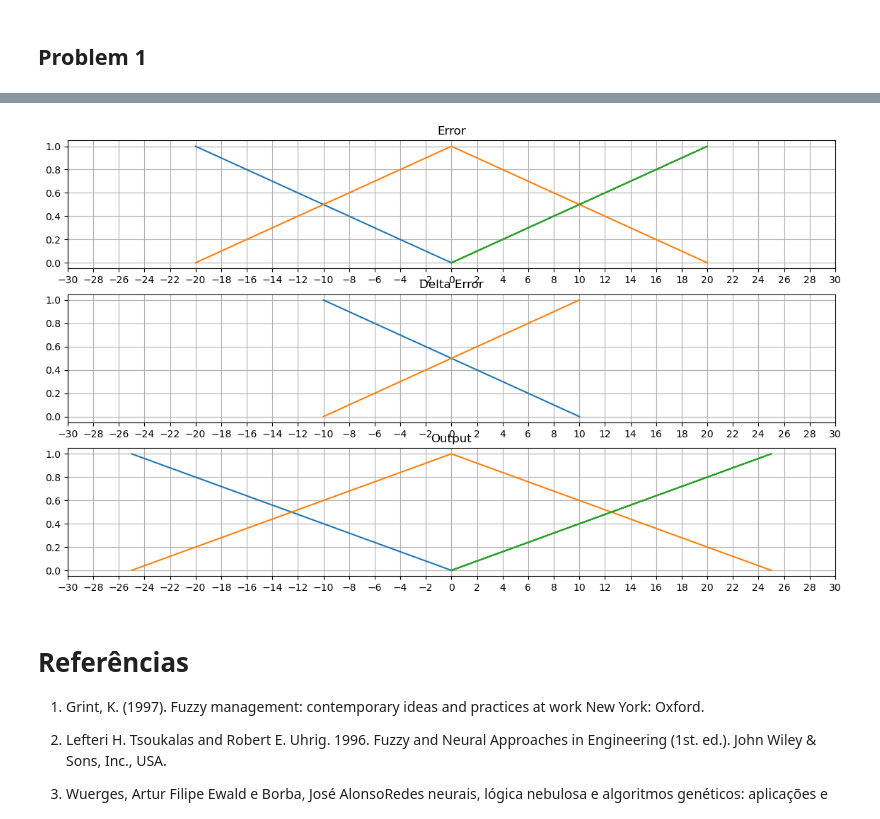
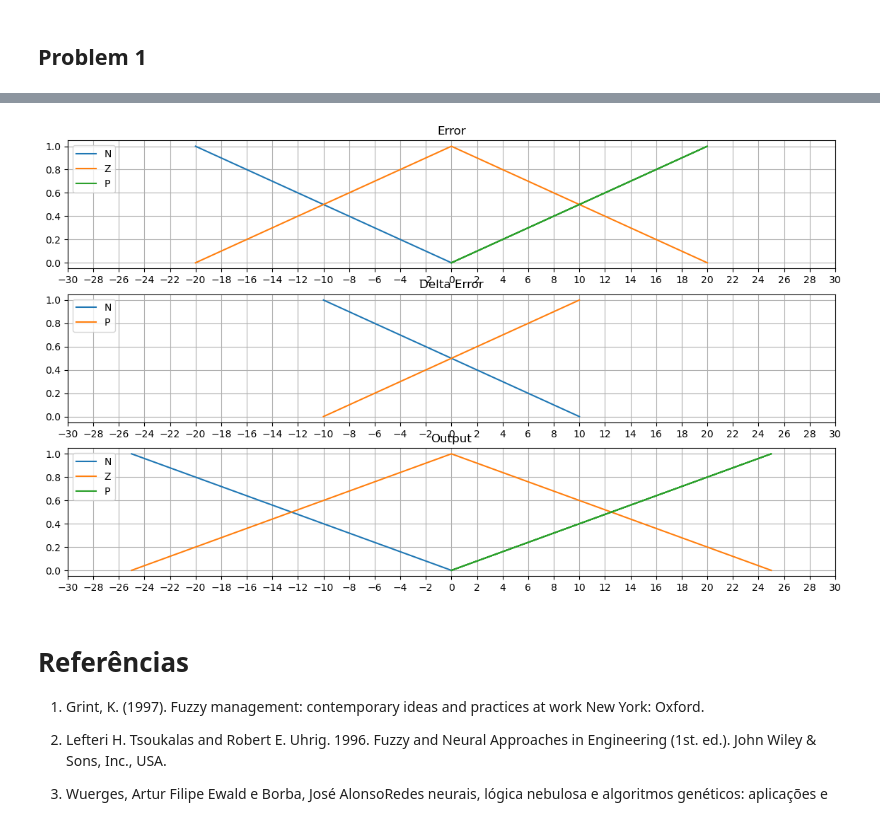
Before and after one commit to Leledj/Fuzzy-Logic-1, a Jupyter notebook: CAP424_2022_Exercicios_FuzzyLogic.ipynb, the cells around one changed output, grey strips where cells are left out. Drawn from its saved outputs; the diff is of its cells as text; code cells hidden in the pictures.

Commit message:
Update CAP424_2022_Exercicios_FuzzyLogic.ipynb
acrescentei legenda nos gráficos para saber as referencias das retas

```diff
--- a/CAP424_2022_Exercicios_FuzzyLogic.ipynb
+++ b/CAP424_2022_Exercicios_FuzzyLogic.ipynb
@@ -854,13 +854,14 @@ xP[1] = 20
 yP[1] = 1
 
 plt.subplot(3, 1, 1)
-plt.plot(xN,yN)
-plt.plot(xZ,yZ)
-plt.plot(xP,yP)
+plt.plot(xN,yN, label="N")
+plt.plot(xZ,yZ, label="Z")
+plt.plot(xP,yP, label="P")
 plt.grid()
 plt.title("Error")
 plt.xlim(-30, 30)
 plt.xticks(np.arange(-30, 30+1, 2))
+plt.legend(loc="upper left")
 
 tam = 2
 xN = np.zeros((tam))
@@ -879,12 +880,13 @@ xP[1] = 10
 yP[1] = 1
 
 plt.subplot(3, 1, 2)
-plt.plot(xN,yN)
-plt.plot(xP,yP)
+plt.plot(xN,yN, label="N")
+plt.plot(xP,yP, label="P")
 plt.grid()
 plt.title("Delta Error")
 plt.xlim(-30, 30)
 plt.xticks(np.arange(-30, 30+1, 2))
+plt.legend(loc="upper left")
 
 tam = 3
 xN = np.zeros((tam))
@@ -895,37 +897,38 @@ xP = np.zeros((tam))
 yP = np.zeros((tam))
 
 xN[0] = -25
 yN[0] = 1
 xN[1] = 0
 yN[1] = 0
 
 xZ[0] = -25
 yZ[0] = 0
 xZ[1] = 0
 yZ[1] = 1
 xZ[2] = 25
 yZ[2] = 0
 
 xP[0] = 0
 yP[0] = 0
 xP[1] = 25
 yP[1] = 1
 
 plt.subplot(3, 1, 3)
-plt.plot(xN,yN)
-plt.plot(xZ,yZ)
-plt.plot(xP,yP)
+plt.plot(xN,yN, label="N")
+plt.plot(xZ,yZ, label="Z")
+plt.plot(xP,yP, label="P")
 plt.grid()
 plt.title("Output")
 
 plt.xlim(-30, 30)
 plt.xticks(np.arange(-30, 30+1, 2))
+plt.legend(loc="upper left")
 
 
 
 plt.show()
 # %% [output]
-[figure, old version]
+[figure, new version]
 # %% [markdown]
 # **Referências**
 
```
